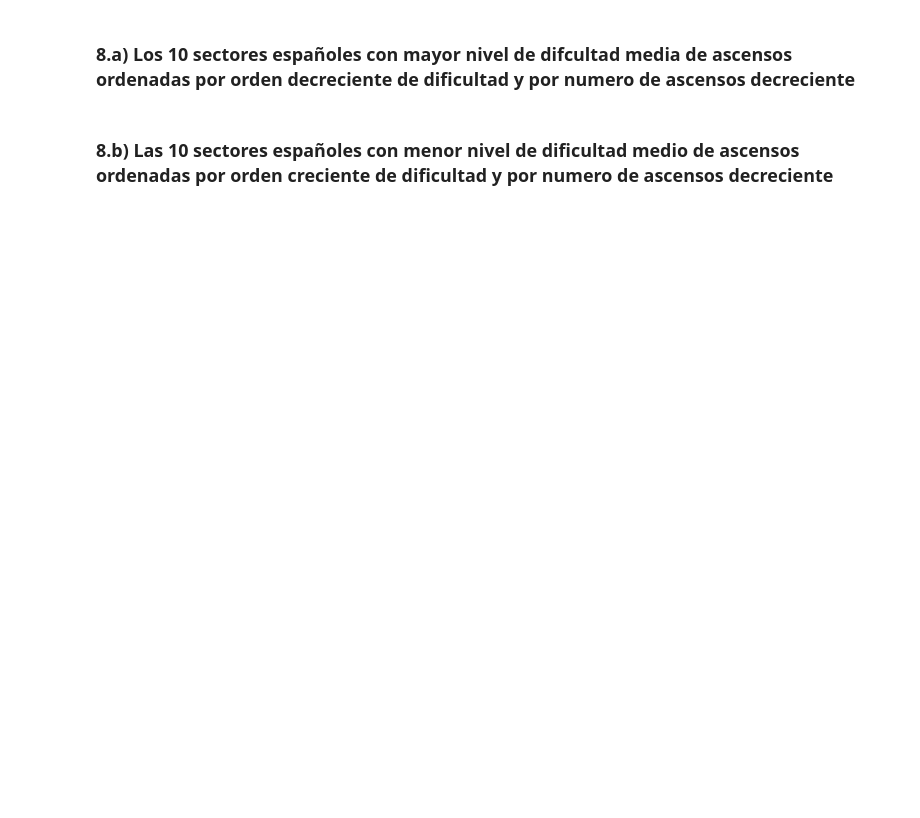
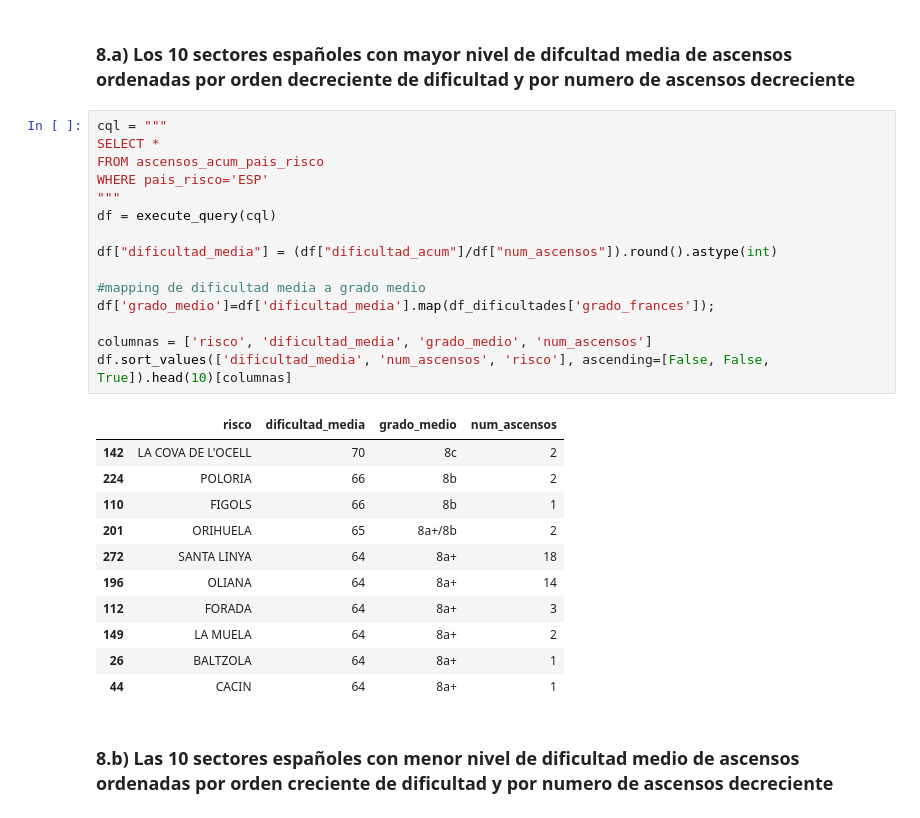
Before and after one commit to jmsanchezff/datahack_practica_bbdd, a Jupyter notebook: Cassandra.ipynb, the cells around one changed output. Cells and saved outputs as stored; diff of their text form; blank space fills up the shorter version.

```diff
--- a/Cassandra.ipynb
+++ b/Cassandra.ipynb
@@ -794,4 +816,31 @@ df.sort_values(['num_ascensos', 'risco'], ascending=[False,True]).head(10)
 # %% [markdown]
 ### 8.a) Los 10 sectores españoles con mayor nivel de difcultad media de ascensos ordenadas por orden decreciente de dificultad y por numero de ascensos decreciente
+# %%
+cql = """
+SELECT *
+FROM ascensos_acum_pais_risco
+WHERE pais_risco='ESP'
+"""
+df = execute_query(cql)
+
+df["dificultad_media"] = (df["dificultad_acum"]/df["num_ascensos"]).round().astype(int)
+
+#mapping de dificultad media a grado medio
+df['grado_medio']=df['dificultad_media'].map(df_dificultades['grado_frances']);
+
+columnas = ['risco', 'dificultad_media', 'grado_medio', 'num_ascensos']
+df.sort_values(['dificultad_media', 'num_ascensos', 'risco'], ascending=[False, False, True]).head(10)[columnas]
+# %% [output]
+|  | risco | dificultad_media | grado_medio | num_ascensos |
+| 142 | LA COVA DE L'OCELL | 70 | 8c | 2 |
+| 224 | POLORIA | 66 | 8b | 2 |
+| 110 | FIGOLS | 66 | 8b | 1 |
+| 201 | ORIHUELA | 65 | 8a+/8b | 2 |
+| 272 | SANTA LINYA | 64 | 8a+ | 18 |
+| 196 | OLIANA | 64 | 8a+ | 14 |
+| 112 | FORADA | 64 | 8a+ | 3 |
+| 149 | LA MUELA | 64 | 8a+ | 2 |
+| 26 | BALTZOLA | 64 | 8a+ | 1 |
+| 44 | CACIN | 64 | 8a+ | 1 |
 # %% [markdown]
 ### 8.b) Las 10 sectores españoles con menor nivel de dificultad medio de ascensos ordenadas por orden creciente de dificultad y por numero de ascensos decreciente
```
Also changed, not shown: parts of 5 cells of this notebook.
